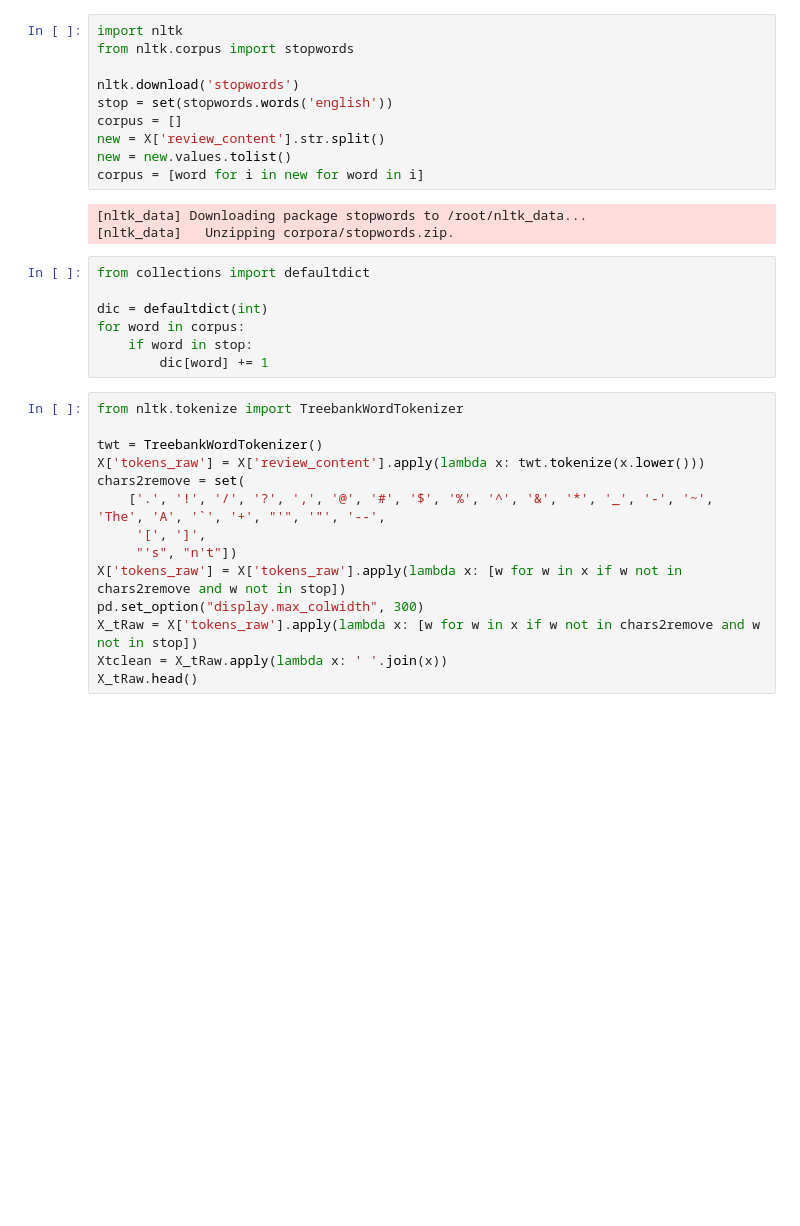
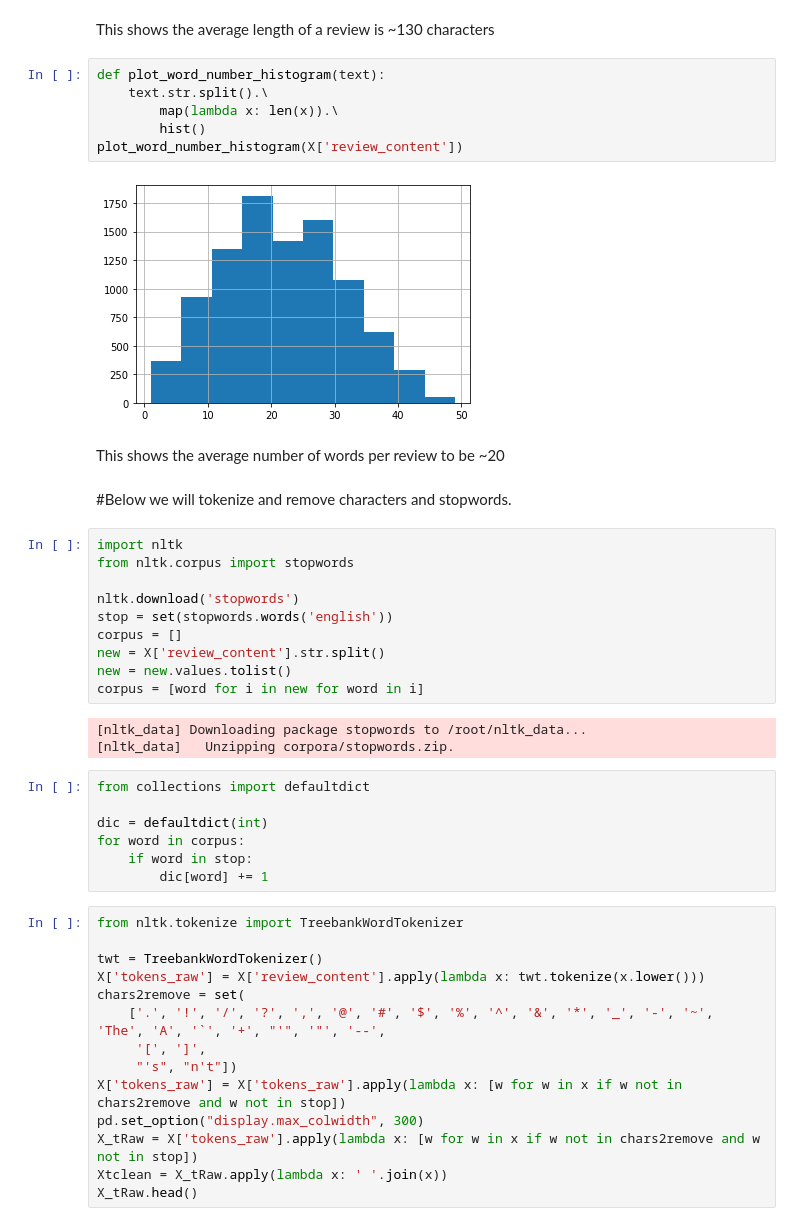
Before and after one commit to phmorris610/cs39aa_project, a Jupyter notebook: project_part2.ipynb, the cells around one changed output. Cells and saved outputs as stored; diff of their text form; blank space fills up the shorter version.

```diff
--- a/project_part2.ipynb
+++ b/project_part2.ipynb
@@ -111,3 +91,17 @@ Above I narrowed the data down to Reveiw Type which is either Rotton (50.5%) or
+# %% [markdown]
+This shows the average length of a review is ~130 characters
+# %%
+def plot_word_number_histogram(text):
+    text.str.split().\
+        map(lambda x: len(x)).\
+        hist()
+plot_word_number_histogram(X['review_content'])
+# %% [output]
+[figure, added]
+# %% [markdown]
+This shows the average number of words per review to be ~20
+# %% [markdown]
+#Below we will tokenize and remove characters and stopwords.
 # %%
 import nltk
 from nltk.corpus import stopwords
```
Also changed, not shown: parts of 49 cells of this notebook.
